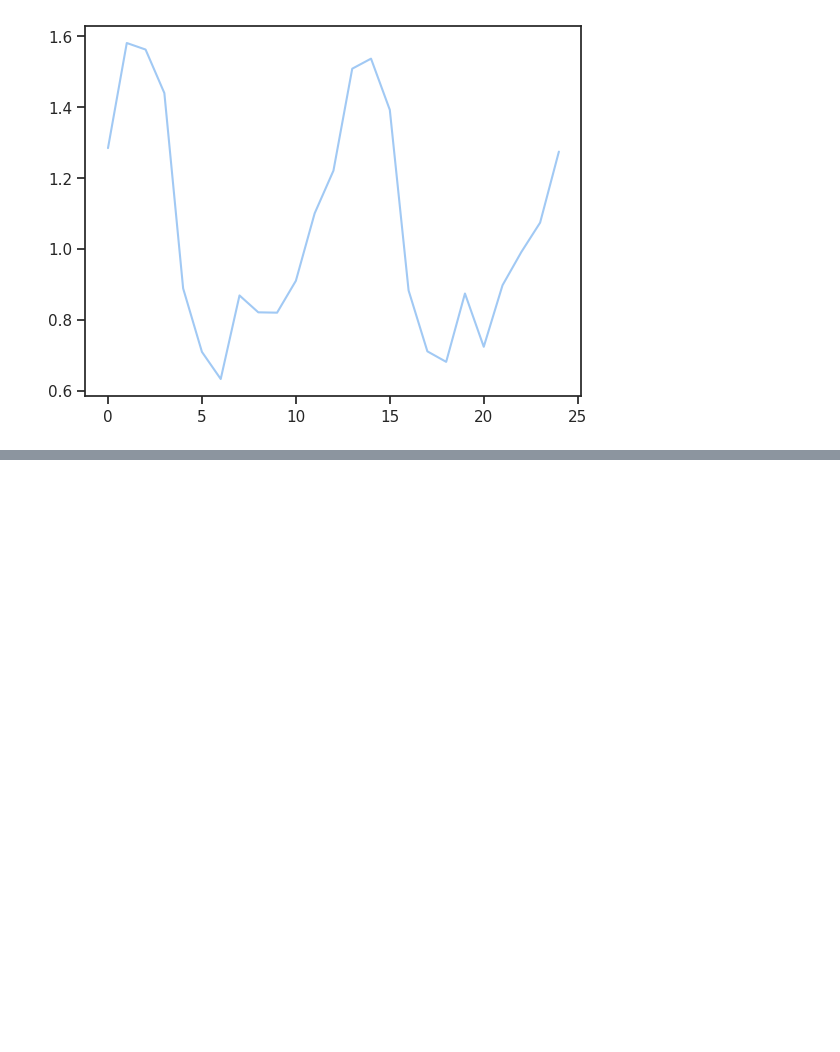
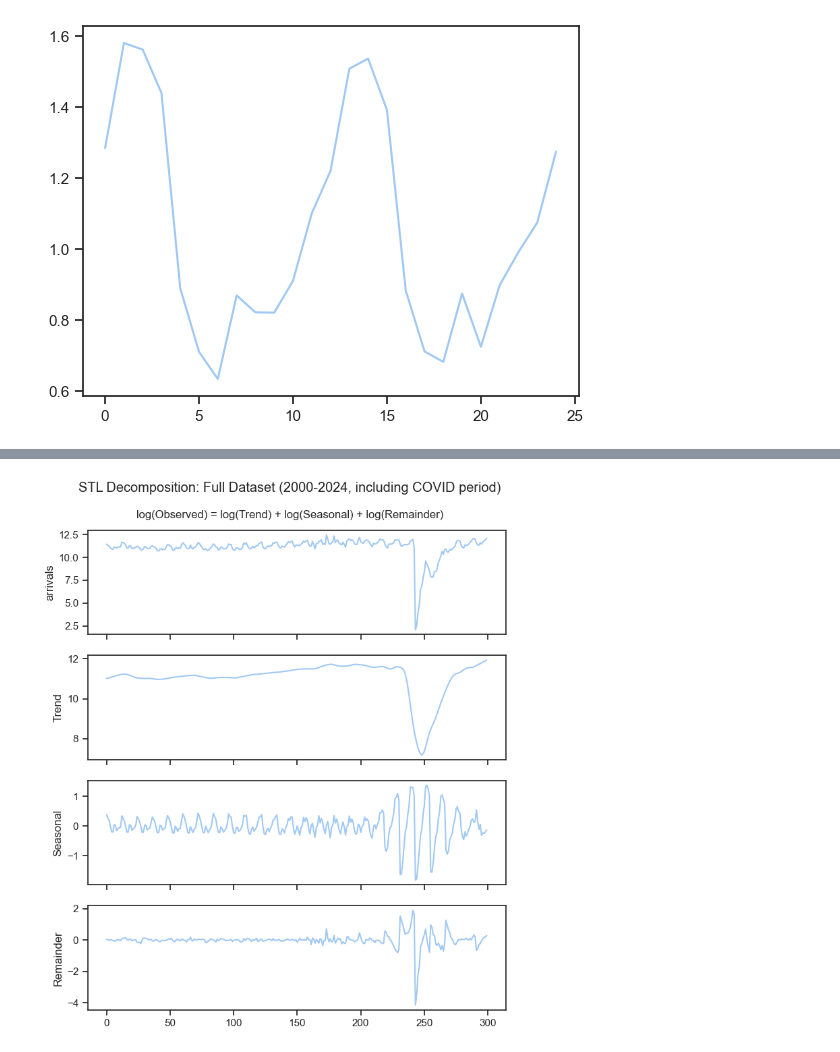
Before and after one commit to renanop/international_arrivals_time_series_forecasting, a Jupyter notebook: notebooks/exploration/eda.ipynb, the cells around one changed output, grey strips where cells are left out. Drawn from its saved outputs; the diff is of its cells as text; code cells hidden in the pictures; blank space fills up the shorter version.

```diff
--- a/notebooks/exploration/eda.ipynb
+++ b/notebooks/exploration/eda.ipynb
@@ -445,0 +448,7 @@ plt.show(
+# %%
+# Calculating aggregated arrivals for the entire dataset (all years)
+df_full_all_years = df_rj.groupby("date")["arrivals"].sum().reset_index()
+
+print(f"Dataset period: {df_full_all_years['date'].min()} to {df_full_all_years['date'].max()}")
+print(f"Total observations: {len(df_full_all_years)}")
+df_full_all_years.head()
@@ -445,0 +464,11 @@ plt.show(
+# %%
+full_dataset_stl = plot_stl_decomposition(
+    df=df_full_all_years,
+    value_col="arrivals",
+    date_col="date",
+    period=12,
+    title="STL Decomposition: Full Dataset (2000-2024, including COVID period)",
+    log=True
+)
+# %% [output]
+[figure, added]
```
Also changed, not shown: parts of 19 cells of this notebook, 1 other file.
